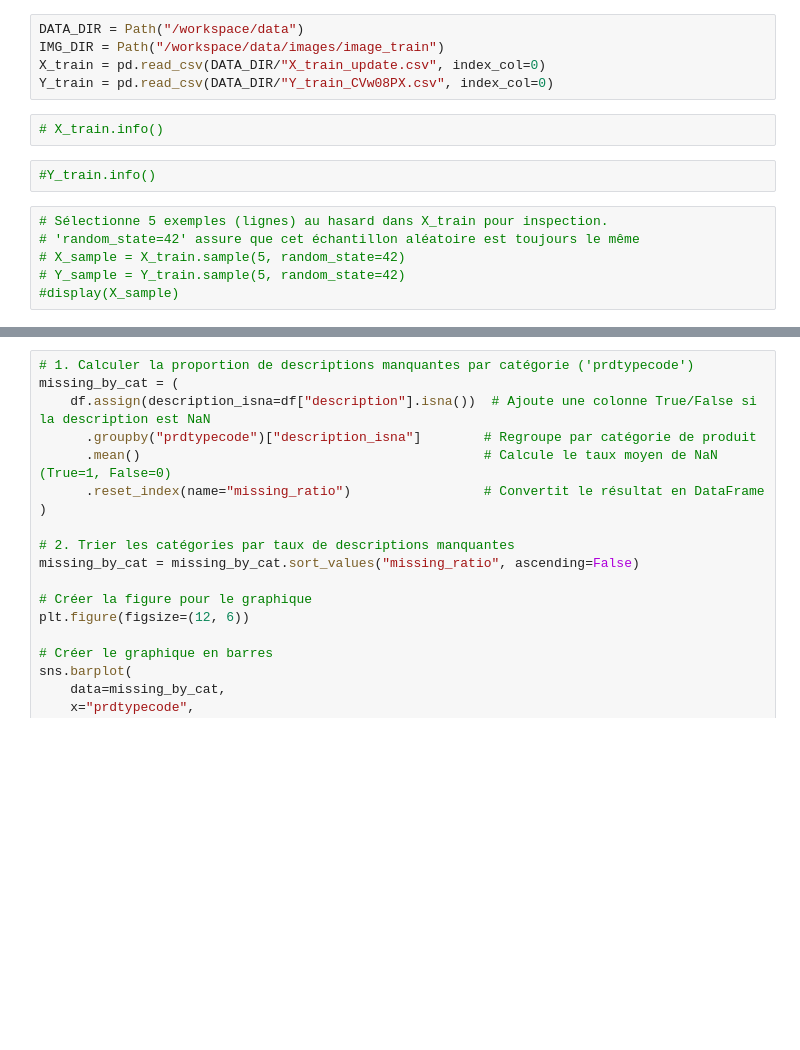
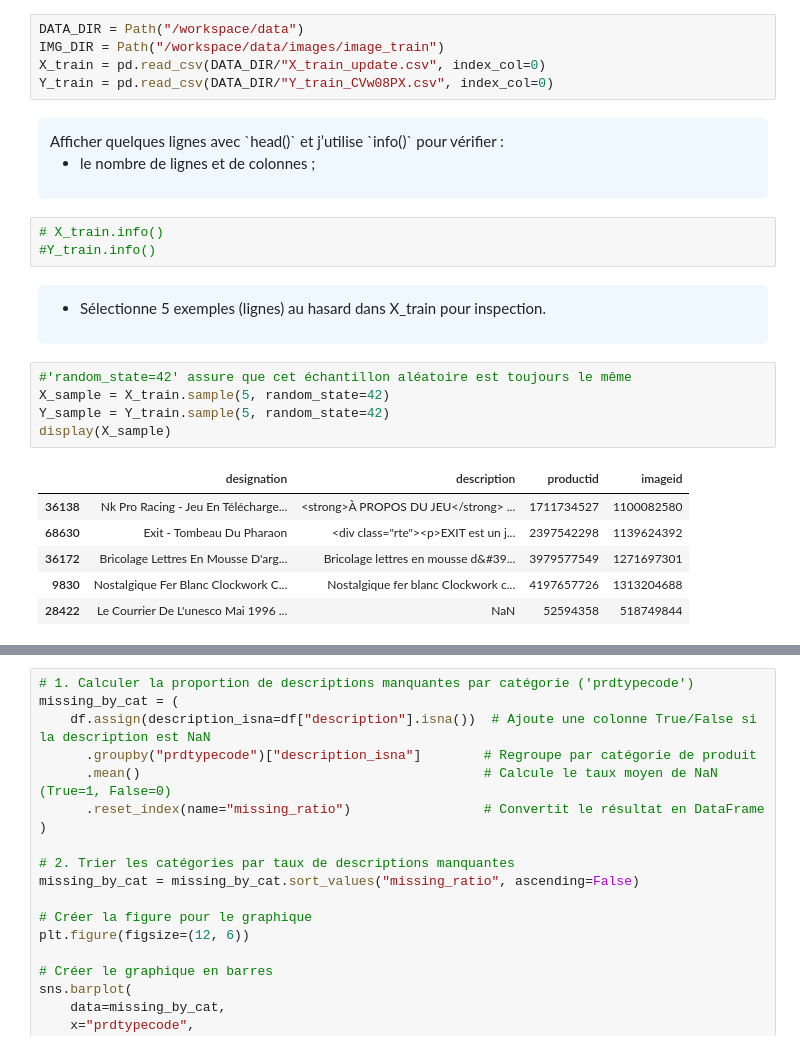
Before and after one commit to ByteVoyageur/ml_rakuten, a Jupyter notebook: notebooks/rakuten_decouvert.ipynb, the cells around one changed output, grey strips where cells are left out. Cells and saved outputs as stored; diff of their text form; blank space fills up the shorter version.

```diff
--- a/notebooks/rakuten_decouvert.ipynb
+++ b/notebooks/rakuten_decouvert.ipynb
@@ -20,13 +48,27 @@ DATA_DIR = Path("/workspace/data")
 IMG_DIR = Path("/workspace/data/images/image_train")
 X_train = pd.read_csv(DATA_DIR/"X_train_update.csv", index_col=0)
 Y_train = pd.read_csv(DATA_DIR/"Y_train_CVw08PX.csv", index_col=0)
+# %% [markdown]
+<div style="background:#f0f8ff; padding:12px; border-radius:6px">
+Afficher quelques lignes avec `head()` et j’utilise `info()` pour vérifier :
+
+- le nombre de lignes et de colonnes ;
 # %%
 # X_train.info()
+#Y_train.info()
-# %%
-#Y_train.info()
+# %% [markdown]
+<div style="background:#f0f8ff; padding:12px; border-radius:6px">
+
+- Sélectionne 5 exemples (lignes) au hasard dans X_train pour inspection.
 # %%
-# Sélectionne 5 exemples (lignes) au hasard dans X_train pour inspection.
-# 'random_state=42' assure que cet échantillon aléatoire est toujours le même
-# X_sample = X_train.sample(5, random_state=42)
-# Y_sample = Y_train.sample(5, random_state=42)
-#display(X_sample)
+#'random_state=42' assure que cet échantillon aléatoire est toujours le même
+X_sample = X_train.sample(5, random_state=42)
+Y_sample = Y_train.sample(5, random_state=42)
+display(X_sample)
+# %% [output]
+|  | designation | description | productid | imageid |
+| 36138 | Nk Pro Racing - Jeu En Télécharge... | <strong>À PROPOS DU JEU</strong> ... | 1711734527 | 1100082580 |
+| 68630 | Exit - Tombeau Du Pharaon | <div class="rte"><p>EXIT est un j... | 2397542298 | 1139624392 |
+| 36172 | Bricolage Lettres En Mousse D'arg... | Bricolage lettres en mousse d&#39... | 3979577549 | 1271697301 |
+| 9830 | Nostalgique Fer Blanc Clockwork C... | Nostalgique fer blanc Clockwork c... | 4197657726 | 1313204688 |
+| 28422 | Le Courrier De L'unesco Mai 1996 ... | NaN | 52594358 | 518749844 |
```
Also changed, not shown: parts of 44 cells of this notebook.
